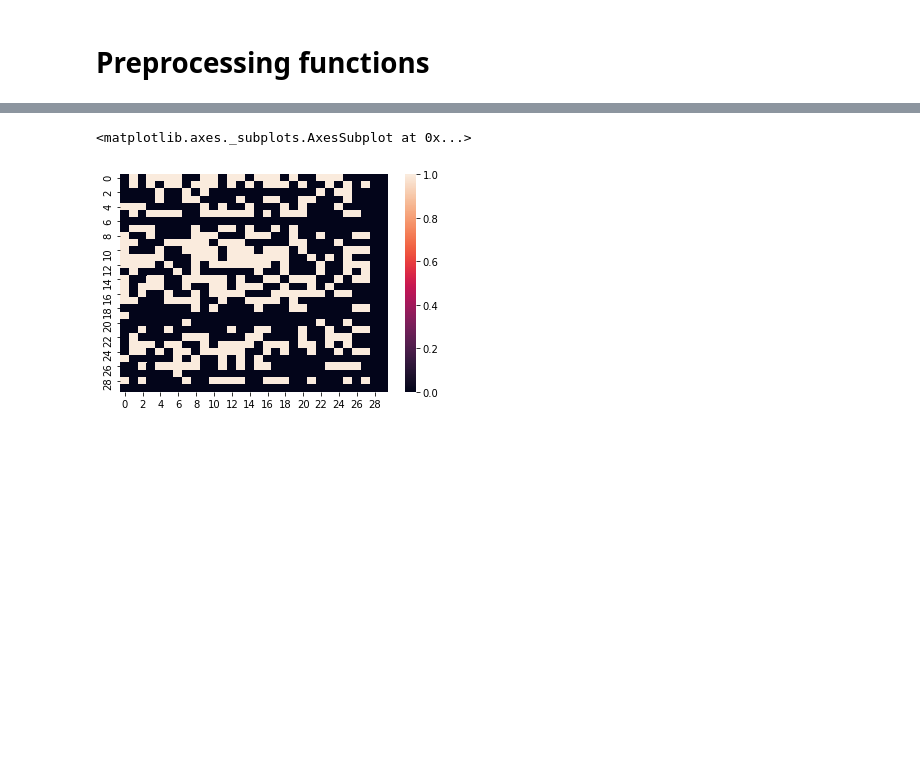
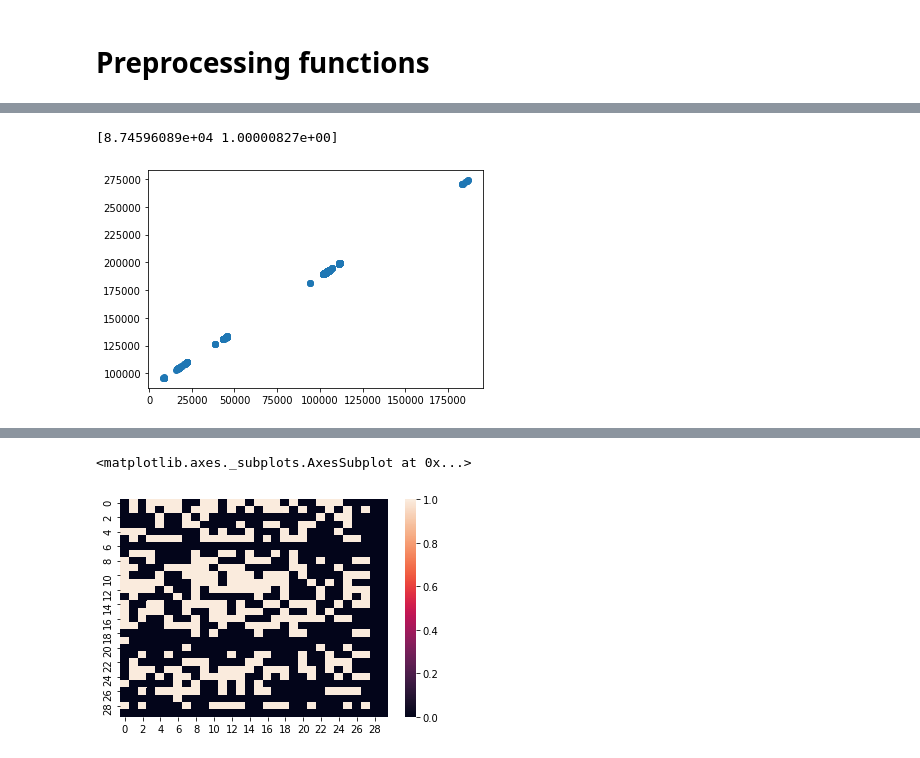
Before and after one commit to ljchang/openbeacon, a Jupyter notebook: notebooks/MIND_Open_Beacon_Preprocessing.ipynb, the cells around one changed output, grey strips where cells are left out. Cells and saved outputs as stored; diff of their text form; code cells hidden in the pictures; blank space fills up the shorter version.

```diff
--- a/notebooks/MIND_Open_Beacon_Preprocessing.ipynb
+++ b/notebooks/MIND_Open_Beacon_Preprocessing.ipynb
@@ -165,0 +207,14 @@ ValueError: Shape of passed values is (30, 30), indices imply (30, 27)
+# %%
+tag_1 = tag_me_id[0]
+tag_1_dat = data.loc[(data['tag_me'] == tag_1)]
+tag_2_id = [x for x in tag_1_dat['tag_them'].unique() if x not in missing_tags]
+tag_2 = tag_me_id[1]
+tag_2_dat = tag_1_dat.loc[data['tag_them'] == tag_2]
+tag_2_dat['group'].unique()
+design_matrix = np.vstack([np.ones(len(tag_2_dat['time_local_s'])), tag_2_dat['time_local_s']]).T
+b, t, p, df, res = regress(design_matrix, tag_2_dat['time_remote_s'], mode='robust')
+plt.scatter(tag_2_dat['time_local_s'], tag_2_dat['time_remote_s'])
+print(b)
+# %% [output]
+[8.74596089e+04 1.00000827e+00]
+[figure, added]
```
Also changed, not shown: parts of 35 cells of this notebook.
